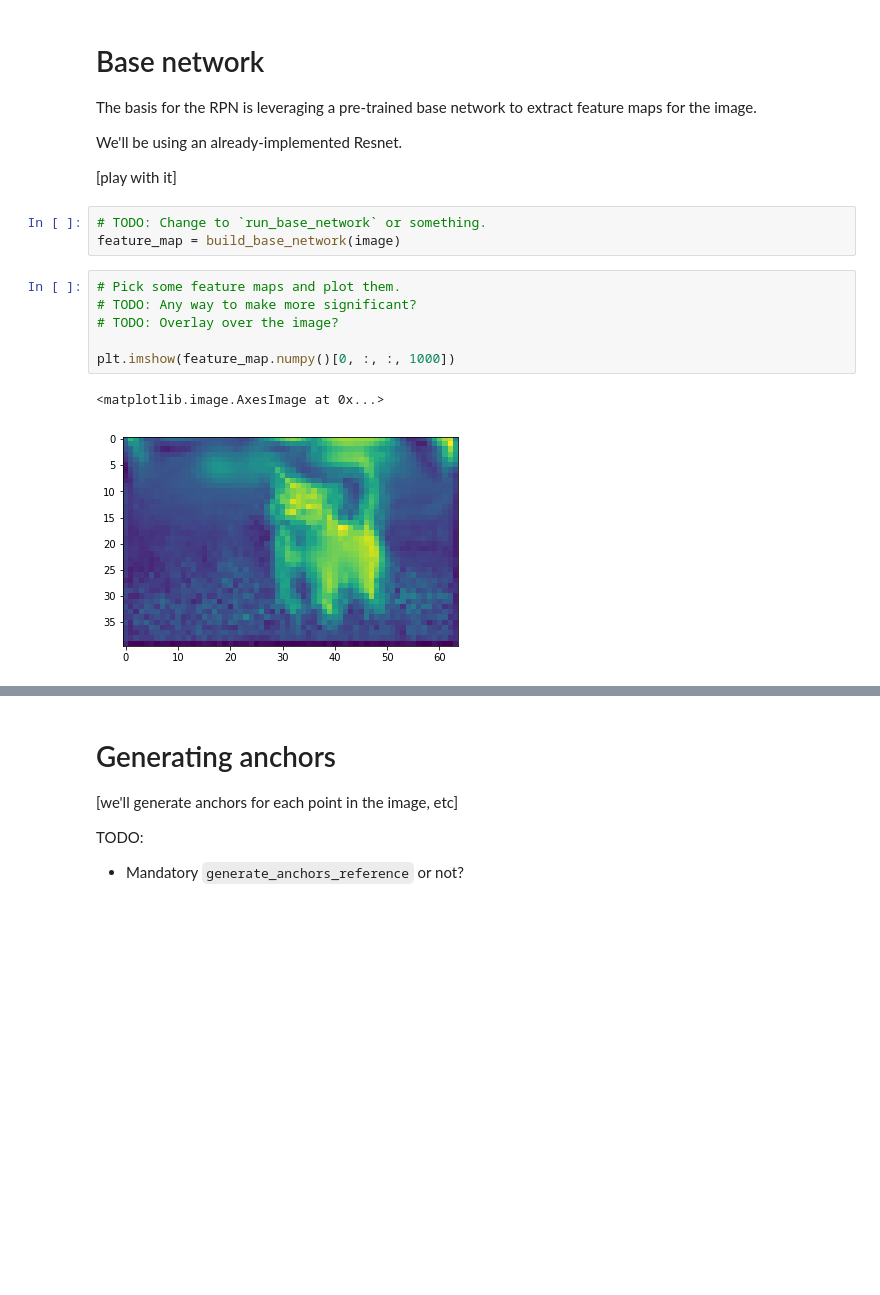
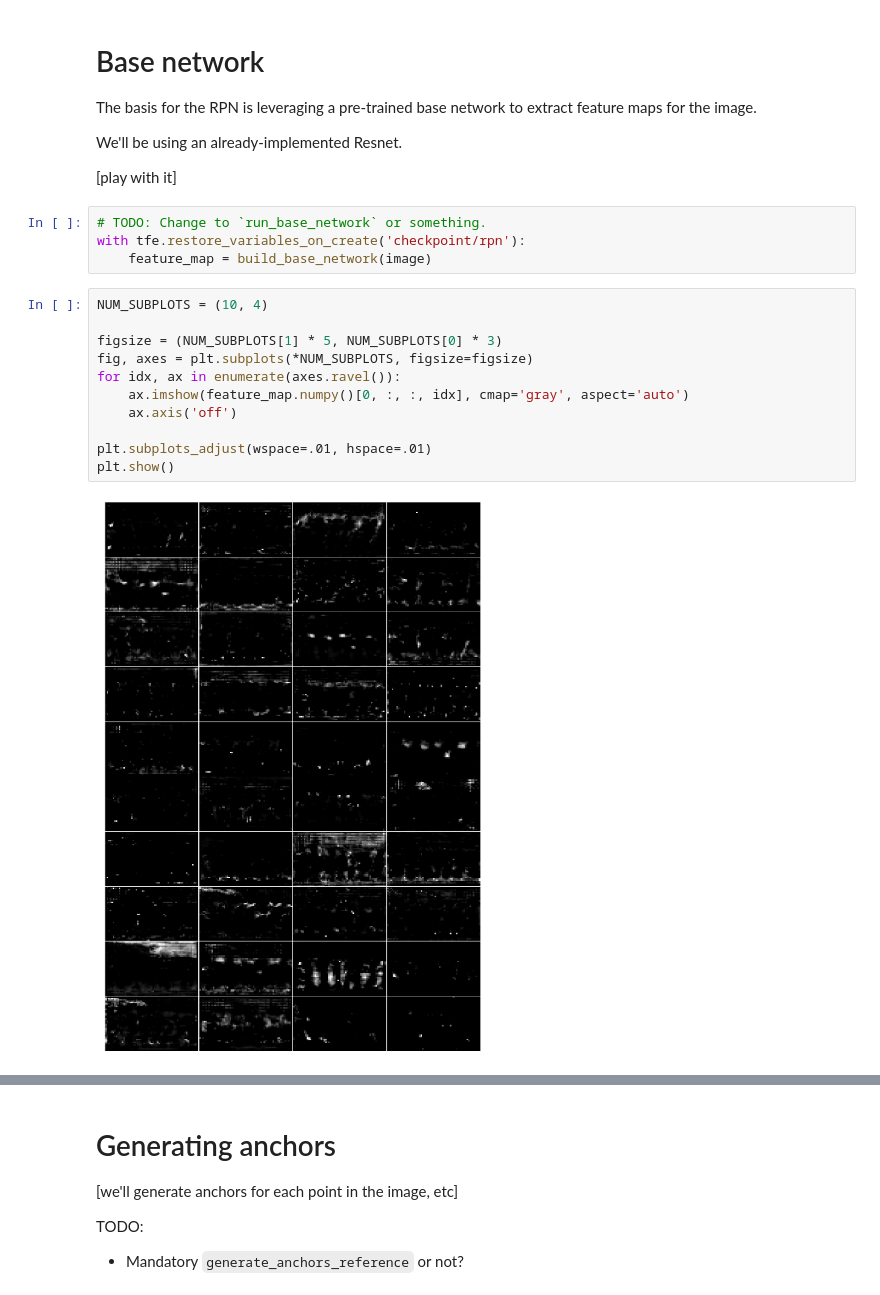
Before and after one commit to ipacheco-uy/object-detection-workshop, a Jupyter notebook: RPN.ipynb, the cells around one changed output, grey strips where cells are left out. Cells and saved outputs as stored; diff of their text form; blank space fills up the shorter version.

```diff
--- a/RPN.ipynb
+++ b/RPN.ipynb
@@ -46,13 +54,18 @@ We'll be using an already-implemented Resnet.
 [play with it]
 # %%
 # TODO: Change to `run_base_network` or something.
-feature_map = build_base_network(image)
+with tfe.restore_variables_on_create('checkpoint/rpn'):
+    feature_map = build_base_network(image)
-# %%
-# Pick some feature maps and plot them.
-# TODO: Any way to make more significant?
-# TODO: Overlay over the image?
-
-plt.imshow(feature_map.numpy()[0, :, :, 1000])
-# %% [output]
-<matplotlib.image.AxesImage at 0x...>
-[figure, removed]
+# %%
+NUM_SUBPLOTS = (10, 4)
+
+figsize = (NUM_SUBPLOTS[1] * 5, NUM_SUBPLOTS[0] * 3)
+fig, axes = plt.subplots(*NUM_SUBPLOTS, figsize=figsize)
+for idx, ax in enumerate(axes.ravel()):
+    ax.imshow(feature_map.numpy()[0, :, :, idx], cmap='gray', aspect='auto')
+    ax.axis('off')
+
+plt.subplots_adjust(wspace=.01, hspace=.01)
+plt.show()
+# %% [output]
+[figure, added]
```
Also changed, not shown: parts of 18 cells of this notebook.
